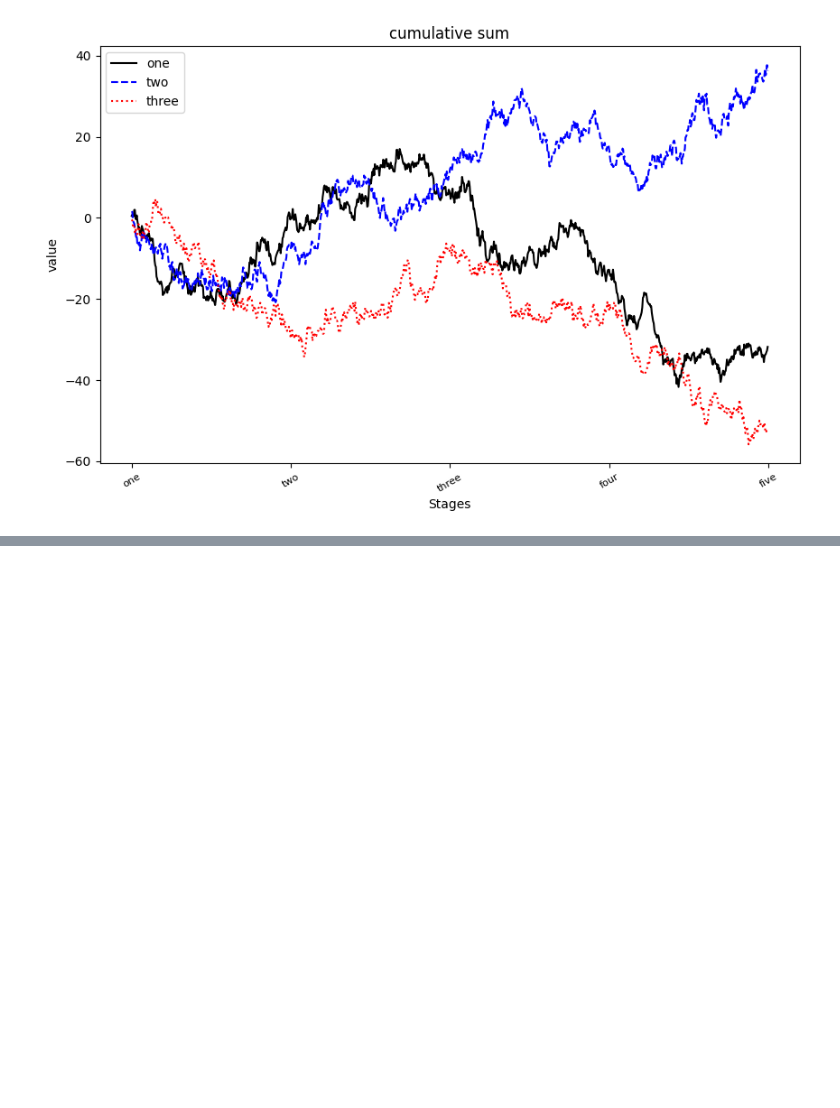
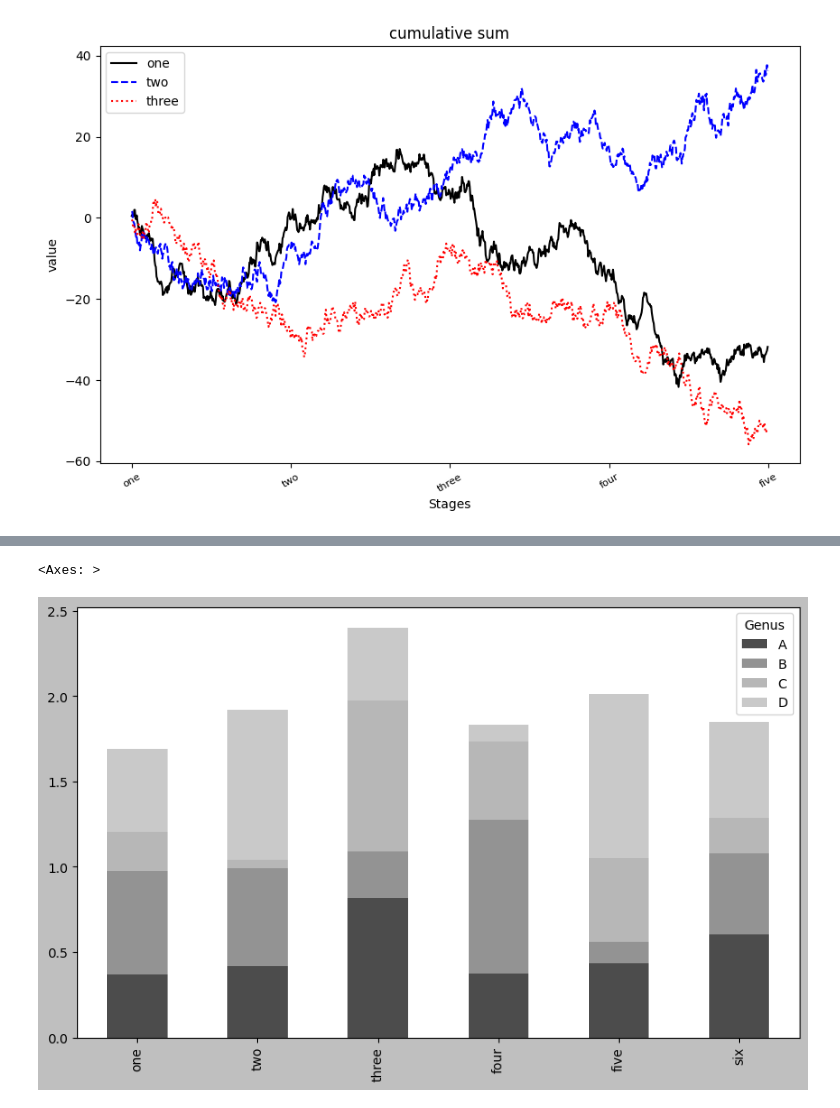
Before and after one commit to Ulysses-WJL/pydata-book, a Jupyter notebook: ch09.ipynb, the cells around one changed output, grey strips where cells are left out. Drawn from its saved outputs; the diff is of its cells as text; code cells hidden in the pictures; blank space fills up the shorter version.

```diff
--- a/ch09.ipynb
+++ b/ch09.ipynb
@@ -174,2 +185,5 @@ plt.figure()
 # %%
-df.plot.barh(stacked=True, alpha=0.5)
+df.plot.bar(stacked=True, alpha=.7)
+# %% [output]
+<Axes: >
+[figure, added]
```
Also changed, not shown: parts of 36 cells of this notebook, 3 other files.
